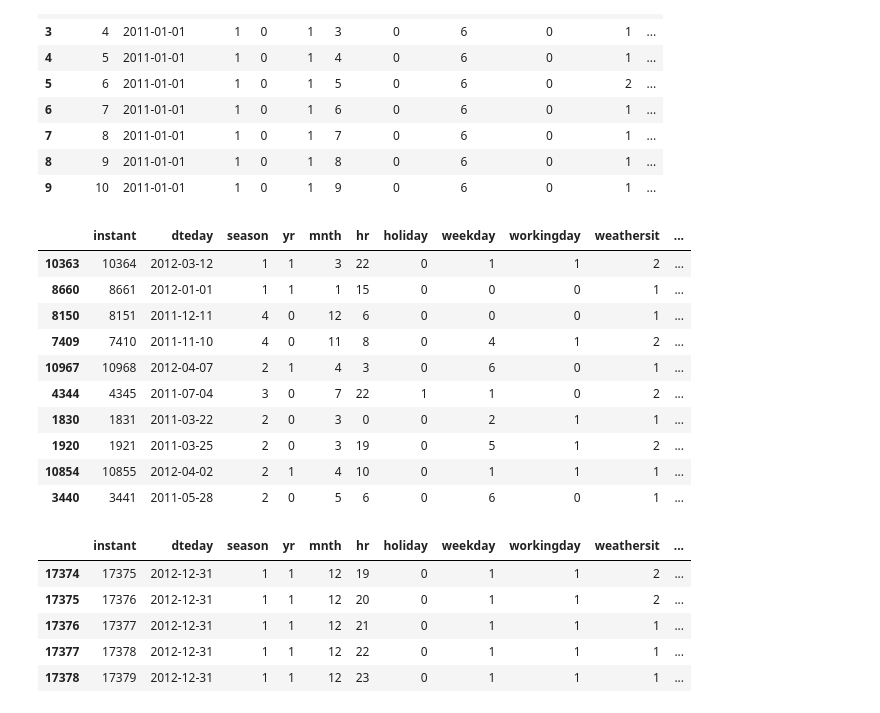
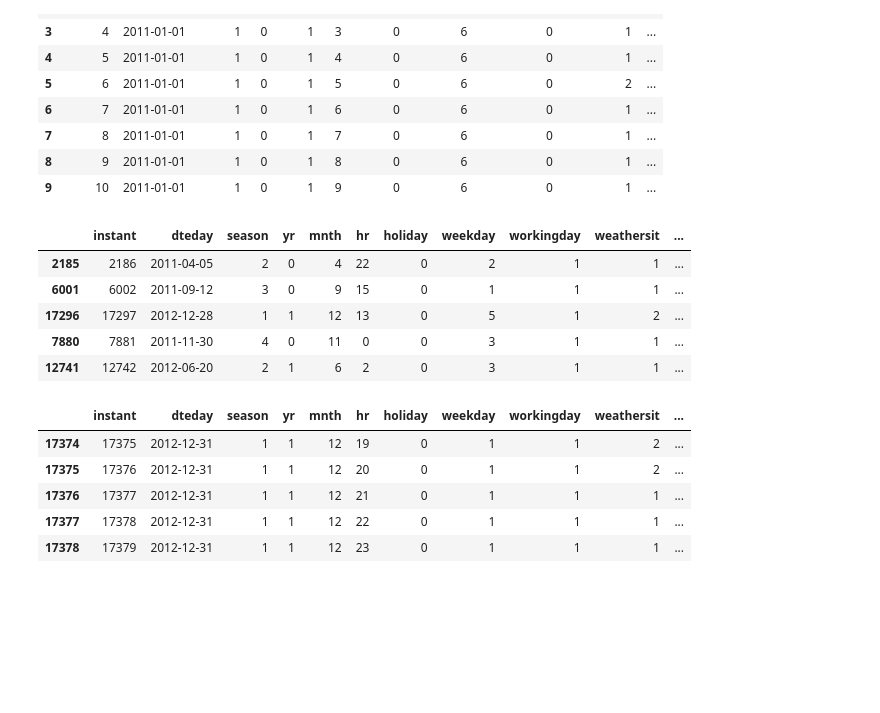
Before and after one commit to oscar066/bike, a Jupyter notebook: index.ipynb, the cells around one changed output. Saved outputs shown, nothing was run; the diff lists cells and outputs as text; code cells hidden in the pictures; blank space fills up the shorter version.

```diff
--- a/index.ipynb
+++ b/index.ipynb
@@ -22,19 +32,14 @@ main_df.head(10)
 | 8 | 9 | 2011-01-01 | 1 | 0 | 1 | 8 | 0 | 6 | 0 | 1 | ... |
 | 9 | 10 | 2011-01-01 | 1 | 0 | 1 | 9 | 0 | 6 | 0 | 1 | ... |
 # %%
-main_df.sample(10)
+main_df.sample(5)
 # %% [output]
 |  | instant | dteday | season | yr | mnth | hr | holiday | weekday | workingday | weathersit | ... |
-| 10363 | 10364 | 2012-03-12 | 1 | 1 | 3 | 22 | 0 | 1 | 1 | 2 | ... |
-| 8660 | 8661 | 2012-01-01 | 1 | 1 | 1 | 15 | 0 | 0 | 0 | 1 | ... |
-| 8150 | 8151 | 2011-12-11 | 4 | 0 | 12 | 6 | 0 | 0 | 0 | 1 | ... |
-| 7409 | 7410 | 2011-11-10 | 4 | 0 | 11 | 8 | 0 | 4 | 1 | 2 | ... |
-| 10967 | 10968 | 2012-04-07 | 2 | 1 | 4 | 3 | 0 | 6 | 0 | 1 | ... |
-| 4344 | 4345 | 2011-07-04 | 3 | 0 | 7 | 22 | 1 | 1 | 0 | 2 | ... |
-| 1830 | 1831 | 2011-03-22 | 2 | 0 | 3 | 0 | 0 | 2 | 1 | 1 | ... |
-| 1920 | 1921 | 2011-03-25 | 2 | 0 | 3 | 19 | 0 | 5 | 1 | 2 | ... |
-| 10854 | 10855 | 2012-04-02 | 2 | 1 | 4 | 10 | 0 | 1 | 1 | 1 | ... |
-| 3440 | 3441 | 2011-05-28 | 2 | 0 | 5 | 6 | 0 | 6 | 0 | 1 | ... |
+| 2185 | 2186 | 2011-04-05 | 2 | 0 | 4 | 22 | 0 | 2 | 1 | 1 | ... |
+| 6001 | 6002 | 2011-09-12 | 3 | 0 | 9 | 15 | 0 | 1 | 1 | 1 | ... |
+| 17296 | 17297 | 2012-12-28 | 1 | 1 | 12 | 13 | 0 | 5 | 1 | 2 | ... |
+| 7880 | 7881 | 2011-11-30 | 4 | 0 | 11 | 0 | 0 | 3 | 1 | 1 | ... |
+| 12741 | 12742 | 2012-06-20 | 2 | 1 | 6 | 2 | 0 | 3 | 1 | 1 | ... |
 # %%
 main_df.tail()
 # %% [output]
```
Also changed, not shown: parts of 64 cells of this notebook.
